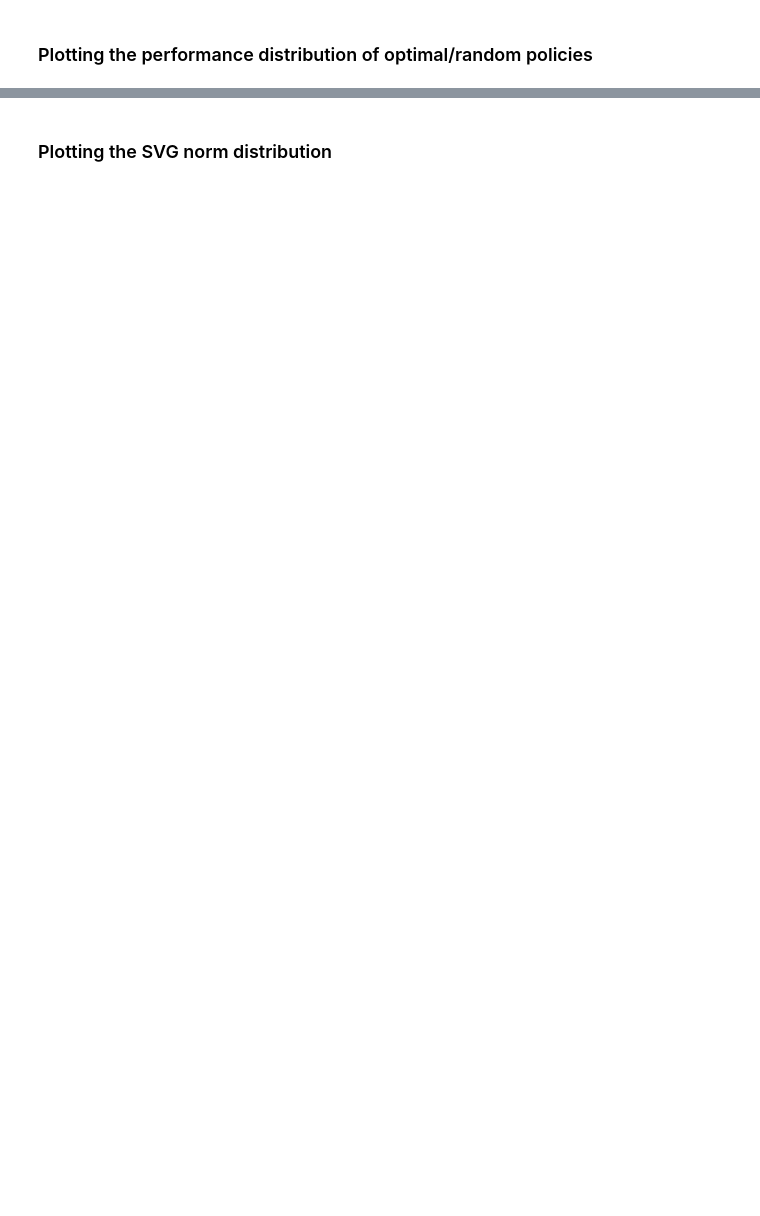
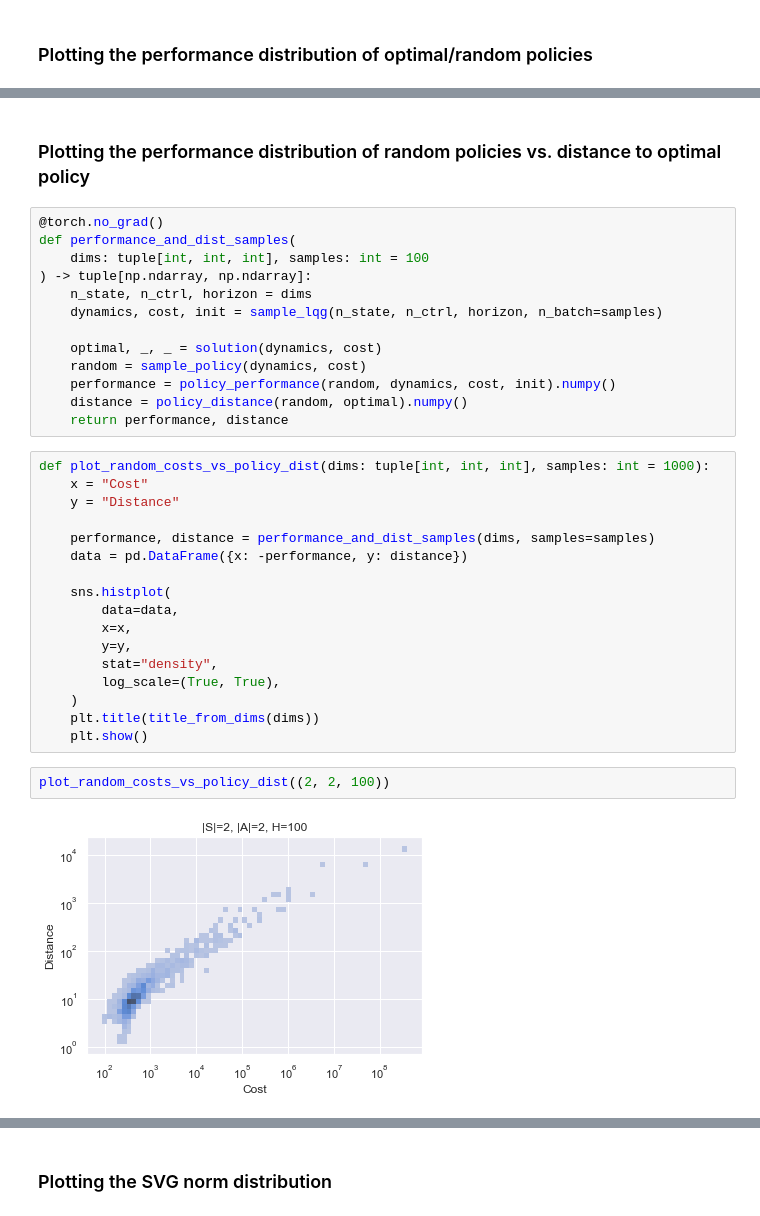
Before and after one commit to 0xangelo/LQSVG, a Jupyter notebook: experiments/perf_and_grad.ipynb, the cells around one changed output, grey strips where cells are left out. Drawn from its saved outputs; the diff is of its cells as text; blank space fills up the shorter version.

```diff
--- a/experiments/perf_and_grad.ipynb
+++ b/experiments/perf_and_grad.ipynb
@@ -669,0 +700,36 @@ ValueError: The poles you've chosen can't be placed. Check the controllability m
+# %% [markdown]
+### Plotting the performance distribution of random policies vs. distance to optimal policy
+# %%
+@torch.no_grad()
+def performance_and_dist_samples(
+    dims: tuple[int, int, int], samples: int = 100
+) -> tuple[np.ndarray, np.ndarray]:
+    n_state, n_ctrl, horizon = dims
+    dynamics, cost, init = sample_lqg(n_state, n_ctrl, horizon, n_batch=samples)
+
+    optimal, _, _ = solution(dynamics, cost)
+    random = sample_policy(dynamics, cost)
+    performance = policy_performance(random, dynamics, cost, init).numpy()
+    distance = policy_distance(random, optimal).numpy()
+    return performance, distance
+# %%
+def plot_random_costs_vs_policy_dist(dims: tuple[int, int, int], samples: int = 1000):
+    x = "Cost"
+    y = "Distance"
+
+    performance, distance = performance_and_dist_samples(dims, samples=samples)
+    data = pd.DataFrame({x: -performance, y: distance})
+
+    sns.histplot(
+        data=data,
+        x=x,
+        y=y,
+        stat="density",
+        log_scale=(True, True),
+    )
+    plt.title(title_from_dims(dims))
+    plt.show()
+# %%
+plot_random_costs_vs_policy_dist((2, 2, 100))
+# %% [output]
+[figure, added]
```
Also changed, not shown: parts of 36 cells of this notebook.
